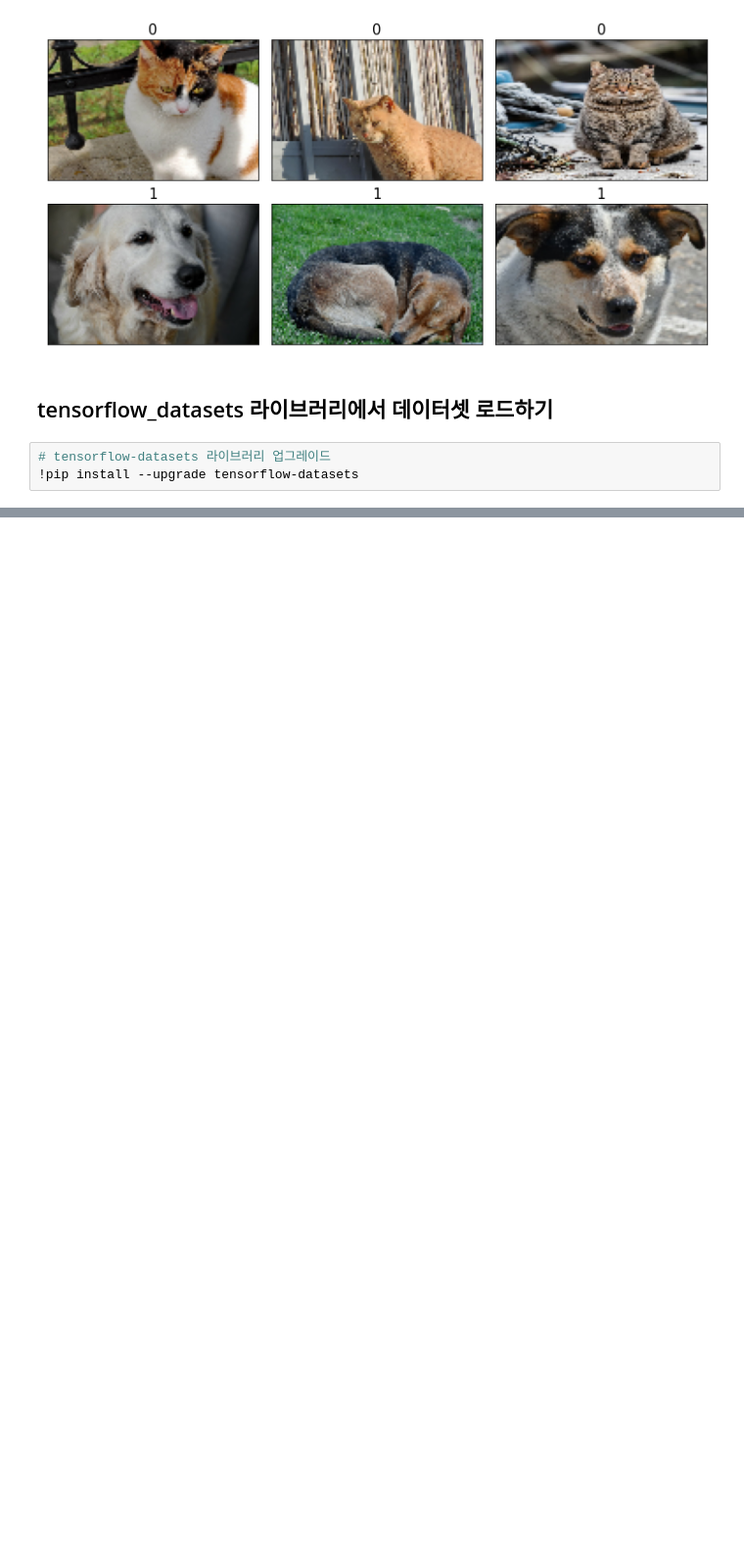
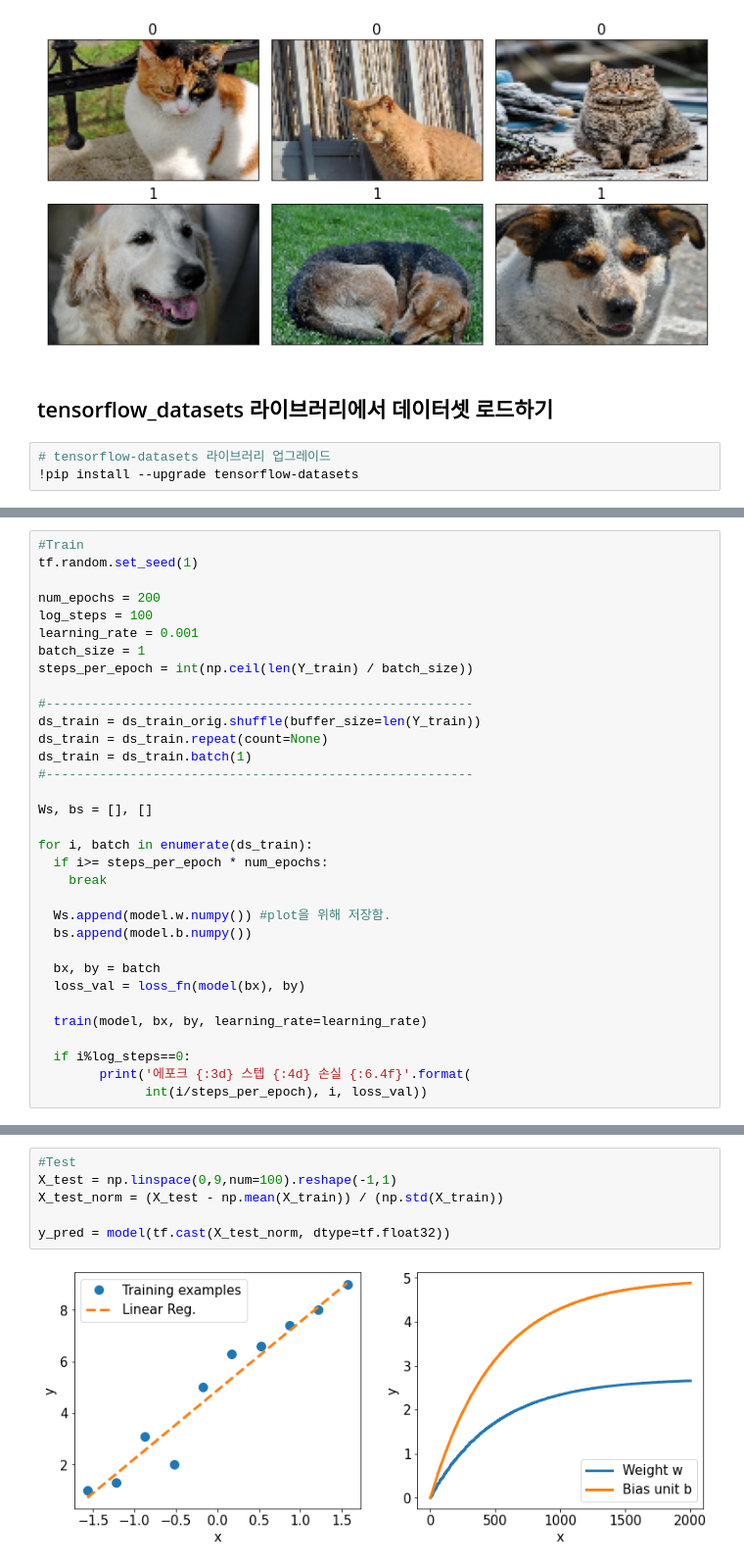
Before and after one commit to soyeong792/Machine-Learning-Basics, a Jupyter notebook: Tensorflow를_사용한_신경망_훈련_1.ipynb, the cells around one changed output, grey strips where cells are left out. Shown at 98% size. Drawn from its saved outputs; the diff is of its cells as text; blank space fills up the shorter version.

```diff
--- a/Tensorflow를_사용한_신경망_훈련_1.ipynb
+++ b/Tensorflow를_사용한_신경망_훈련_1.ipynb
@@ -314,0 +401,33 @@ plt.show()
+# %%
+#Train
+tf.random.set_seed(1)
+
+num_epochs = 200
+log_steps = 100
+learning_rate = 0.001
+batch_size = 1
+steps_per_epoch = int(np.ceil(len(Y_train) / batch_size))
+
+#--------------------------------------------------------
+ds_train = ds_train_orig.shuffle(buffer_size=len(Y_train))
+ds_train = ds_train.repeat(count=None)
+ds_train = ds_train.batch(1)
+#--------------------------------------------------------
+
+Ws, bs = [], []
+
+for i, batch in enumerate(ds_train):
+  if i>= steps_per_epoch * num_epochs:
+    break
+
+  Ws.append(model.w.numpy()) #plot을 위해 저장함.
+  bs.append(model.b.numpy())
+
+  bx, by = batch
+  loss_val = loss_fn(model(bx), by)
+
+  train(model, bx, by, learning_rate=learning_rate)
+
+  if i%log_steps==0:
+        print('에포크 {:3d} 스텝 {:4d} 손실 {:6.4f}'.format(
+              int(i/steps_per_epoch), i, loss_val))
@@ -314,0 +455,8 @@ plt.show()
+# %%
+#Test
+X_test = np.linspace(0,9,num=100).reshape(-1,1)
+X_test_norm = (X_test - np.mean(X_train)) / (np.std(X_train))
+
+y_pred = model(tf.cast(X_test_norm, dtype=tf.float32))
+# %% [output]
+[figure, added]
```
Also changed, not shown: parts of 23 cells of this notebook.
